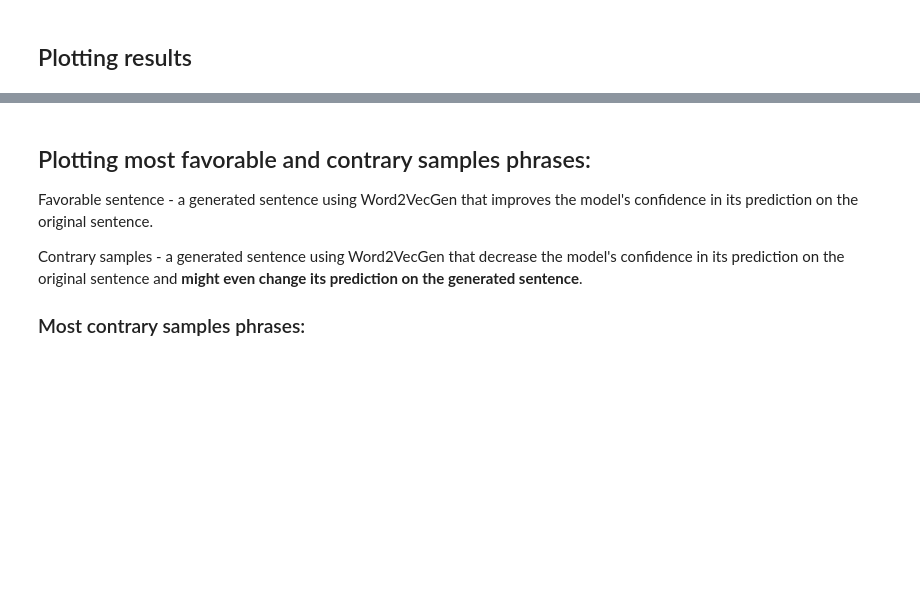
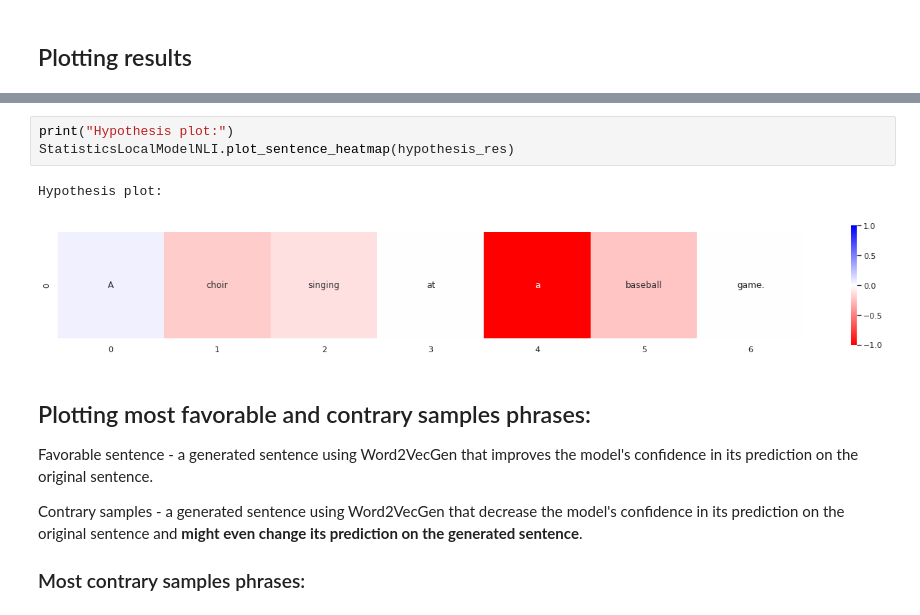
Before and after one commit to ortalcohen94/NLP-Seminar, a Jupyter notebook: project_notebook_SNLI.ipynb, the cells around one changed output, grey strips where cells are left out. Saved outputs shown, nothing was run; the diff lists cells and outputs as text; blank space fills up the shorter version.

```diff
--- a/project_notebook_SNLI.ipynb
+++ b/project_notebook_SNLI.ipynb
@@ -458,3 +497,9 @@ StatisticsLocalModel.plot_sentence_heatmap(hypothesis_res)
+# %%
+print("Hypothesis plot:")
+StatisticsLocalModelNLI.plot_sentence_heatmap(hypothesis_res)
+# %% [output]
+Hypothesis plot:
+[figure, added]
 # %% [markdown]
 ## Plotting most favorable and contrary samples phrases:
 
```
Also changed, not shown: parts of 22 cells of this notebook, 10 other files.
